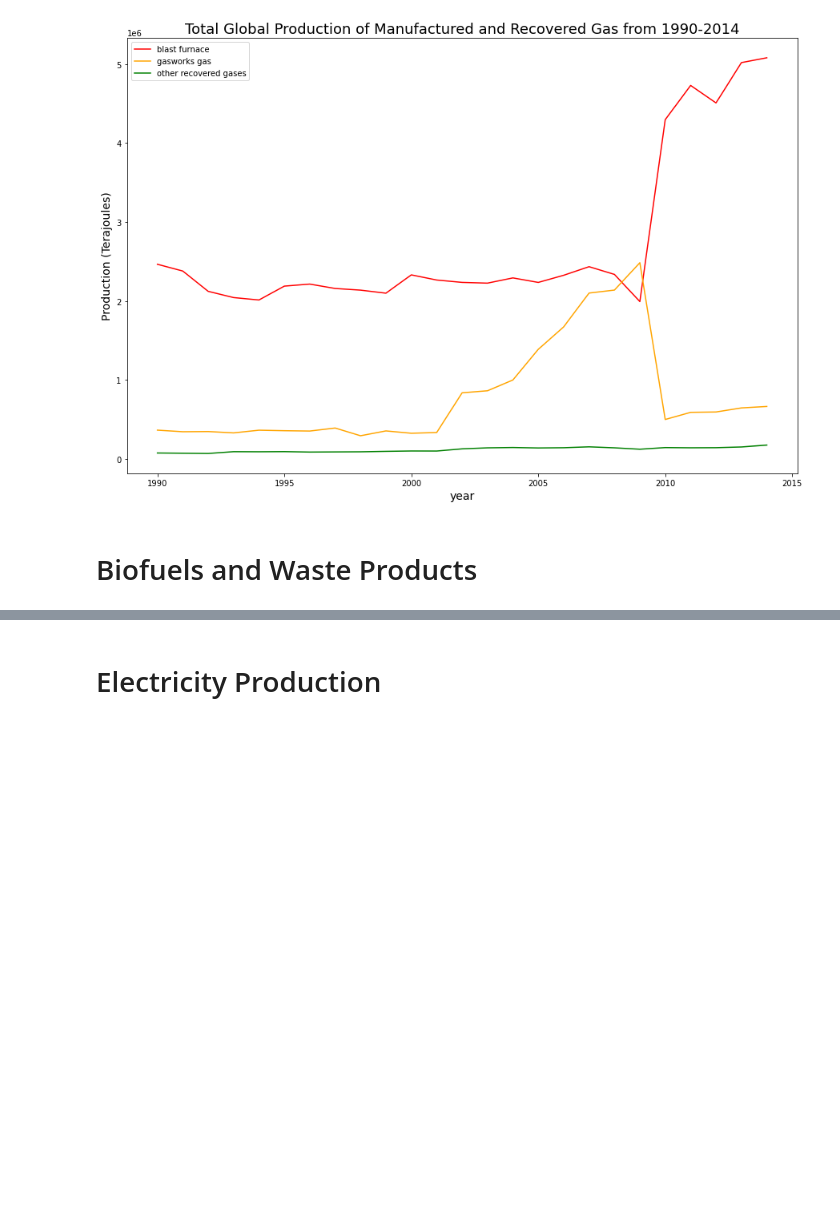
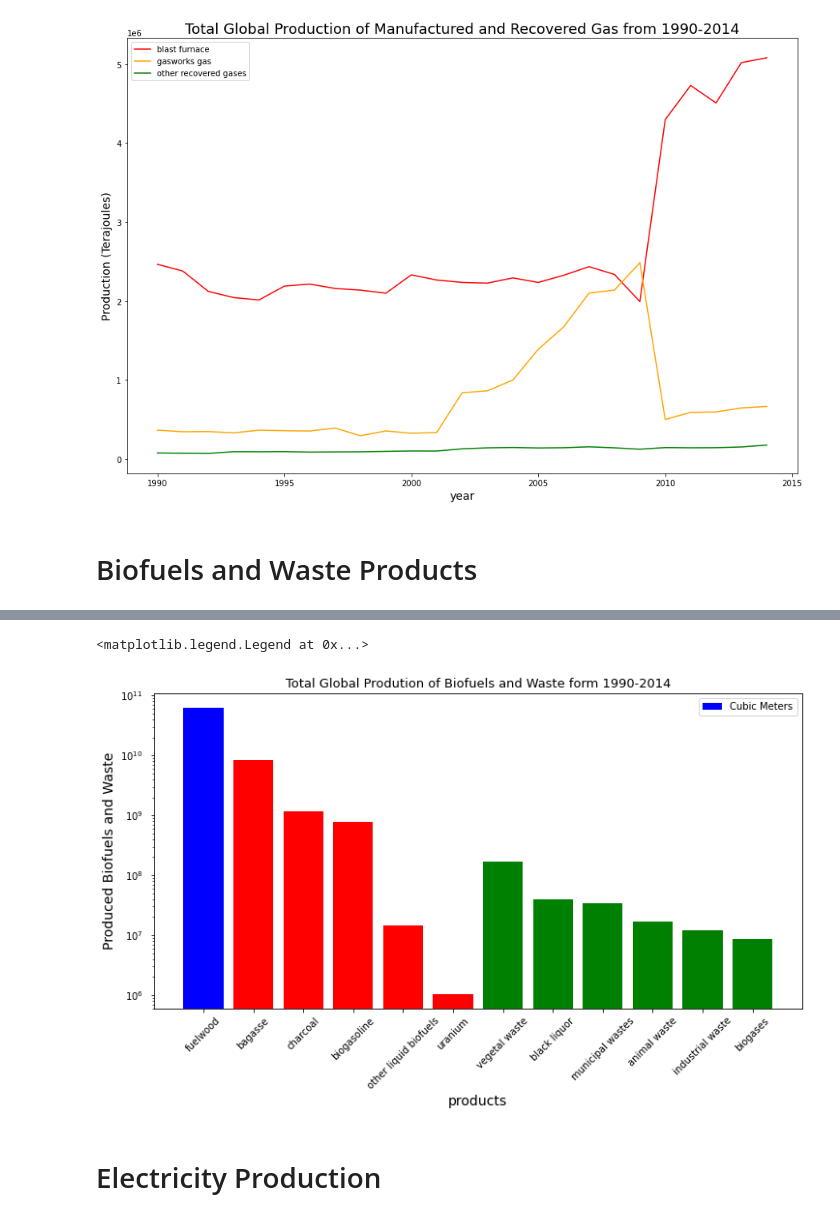
Before and after one commit to philipayazi/International-Energy-Statistics, a Jupyter notebook: International_Energy_Statistics.ipynb, the cells around one changed output, grey strips where cells are left out. Cells and saved outputs as stored; diff of their text form; code cells hidden in the pictures; blank space fills up the shorter version.

Commit message:
biofuels and waste analysis

```diff
--- a/International_Energy_Statistics.ipynb
+++ b/International_Energy_Statistics.ipynb
@@ -665,0 +697,10 @@ Biofuels_Waste_df.head()
+# %%
+# some letter stripped that weren't supposed to be. Correct this
+total_biofuels_waste_production = total_biofuels_waste_production.replace({'commodity_transaction': 'fuelw'}, 'fuelwood')
+total_biofuels_waste_production = total_biofuels_waste_production.replace({'commodity_transaction': 'black liq'}, 'black liquor')
+# %%
+units = ['Terajoules', 'Metric ton', 'Terajoules','Metric ton','Terajoules','Metric ton','Cubic meters','Terajoules','Terajoules','Metric ton','Metric ton','Terajoules']
+# %%
+total_biofuels_waste_production['units'] = units
+# %%
+total_biofuels_waste_production = total_biofuels_waste_production.sort_values('quantity', ascending=False).sort_values('units')
@@ -666,3 +723,24 @@ Biofuels_Waste_df.head()
+# %%
+biofuels_waste_products = total_biofuels_waste_production['commodity_transaction']
+biofuels_waste_quantity = total_biofuels_waste_production['quantity']
+
+fig, ax1 = plt.subplots(figsize=(12,6))
+
+
+ax1.bar(biofuels_waste_products, biofuels_waste_quantity, color=['blue','red','red','red','red','red','green','green','green','green','green','green'])
+ax1.tick_params('x', labelrotation=45)
+ax1.tick_params('y', pad=8)
+ax1.set_xlabel('products', fontsize=14)
+ax1.set_ylabel('Produced Biofuels and Waste', fontsize=14)
+ax1.ticklabel_format(style='plain', axis='y')
+ax1.set_title('Total Global Prodution of Biofuels and Waste form 1990-2014', fontsize=13)
+ax1.set_yscale('log')
+
+labels = ['Cubic Meters', 'Metric Ton', 'Metric Ton','Metric Ton', 'Metric Ton','Metric Ton', 'Terajoules','Terajoules','Terajoules','Terajoules','Terajoules','Terajoules']
+ax1.legend(labels)
+# %% [output]
+<matplotlib.legend.Legend at 0x...>
+[figure, added]
 # %% [markdown]
 # Electricity Production
 # %%
```
Also changed, not shown: parts of 12 cells of this notebook.
